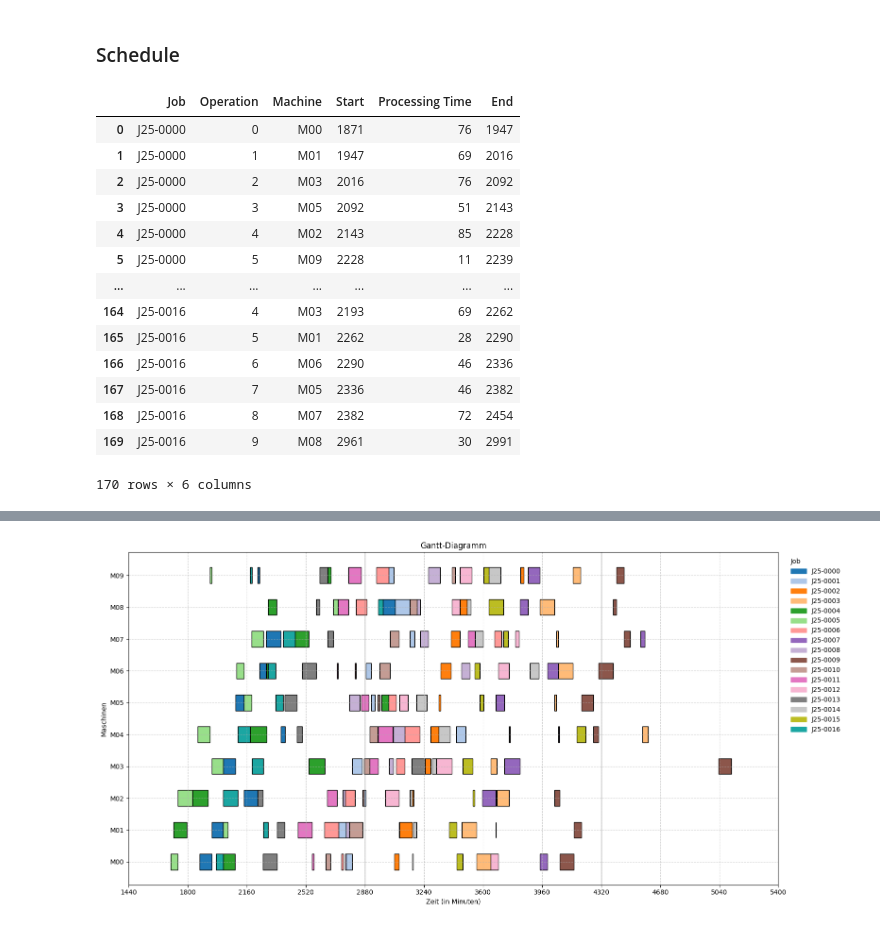
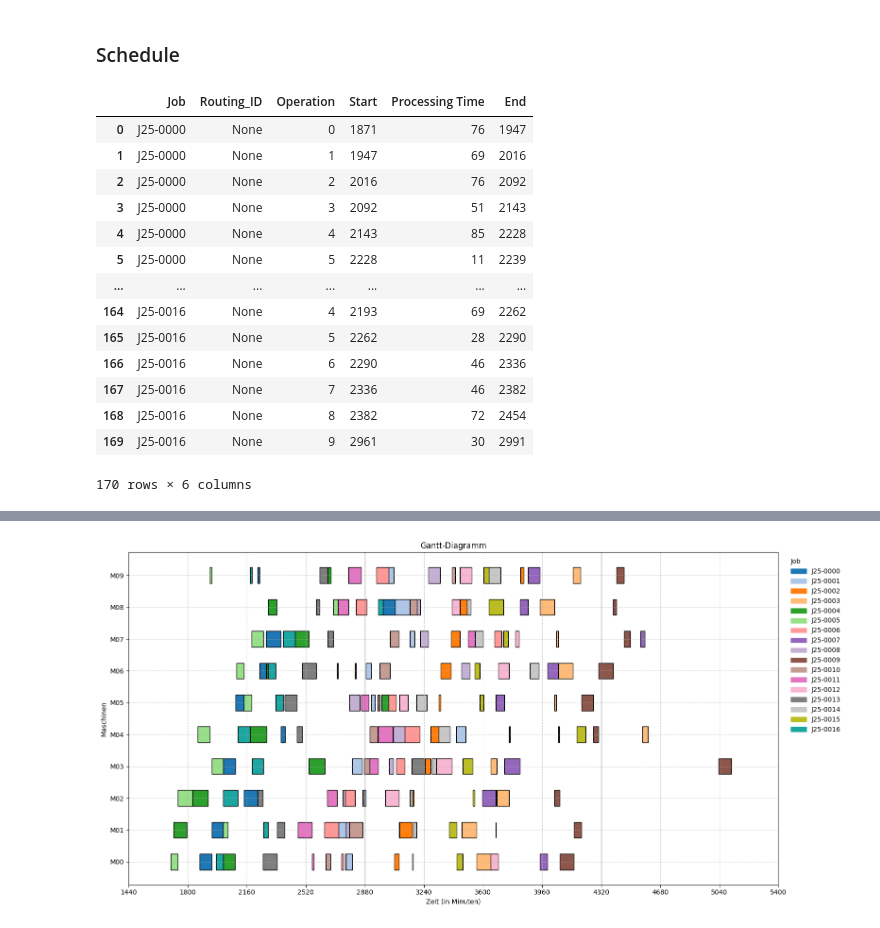
Before and after one commit to konrad-adamski/HTWD_Minimalinvasives_Job-Shop_Scheduling, a Jupyter notebook: notebooks/02_Google_OR-Tools_Constraint_Programming/01_Lateness.ipynb, the cells around one changed output, grey strips where cells are left out. Drawn from its saved outputs; the diff is of its cells as text; code cells hidden in the pictures.

```diff
--- a/notebooks/02_Google_OR-Tools_Constraint_Programming/01_Lateness.ipynb
+++ b/notebooks/02_Google_OR-Tools_Constraint_Programming/01_Lateness.ipynb
@@ -263,20 +263,22 @@ schedule, _ = solve_jssp_lateness_with_start_deviation_minimization(
 # %%
 df_schedule = get_schedule_dframe(schedule)
 df_schedule.to_csv(examples_data_path / "lateness_schedule_day_01.csv", index=False)
-df_schedule
+
+schedule_workflow = JobOperationWorkflowCollection.from_dataframe(df_schedule)
+schedule_workflow.to_dataframe()
 # %% [output]
-|  | Job | Operation | Machine | Start | Processing Time | End |
-| 0 | J25-0000 | 0 | M00 | 1871 | 76 | 1947 |
-| 1 | J25-0000 | 1 | M01 | 1947 | 69 | 2016 |
-| 2 | J25-0000 | 2 | M03 | 2016 | 76 | 2092 |
-| 3 | J25-0000 | 3 | M05 | 2092 | 51 | 2143 |
-| 4 | J25-0000 | 4 | M02 | 2143 | 85 | 2228 |
-| 5 | J25-0000 | 5 | M09 | 2228 | 11 | 2239 |
+|  | Job | Routing_ID | Operation | Start | Processing Time | End |
+| 0 | J25-0000 | None | 0 | 1871 | 76 | 1947 |
+| 1 | J25-0000 | None | 1 | 1947 | 69 | 2016 |
+| 2 | J25-0000 | None | 2 | 2016 | 76 | 2092 |
+| 3 | J25-0000 | None | 3 | 2092 | 51 | 2143 |
+| 4 | J25-0000 | None | 4 | 2143 | 85 | 2228 |
+| 5 | J25-0000 | None | 5 | 2228 | 11 | 2239 |
 | ... | ... | ... | ... | ... | ... | ... |
-| 164 | J25-0016 | 4 | M03 | 2193 | 69 | 2262 |
-| 165 | J25-0016 | 5 | M01 | 2262 | 28 | 2290 |
-| 166 | J25-0016 | 6 | M06 | 2290 | 46 | 2336 |
-| 167 | J25-0016 | 7 | M05 | 2336 | 46 | 2382 |
-| 168 | J25-0016 | 8 | M07 | 2382 | 72 | 2454 |
-| 169 | J25-0016 | 9 | M08 | 2961 | 30 | 2991 |
+| 164 | J25-0016 | None | 4 | 2193 | 69 | 2262 |
+| 165 | J25-0016 | None | 5 | 2262 | 28 | 2290 |
+| 166 | J25-0016 | None | 6 | 2290 | 46 | 2336 |
+| 167 | J25-0016 | None | 7 | 2336 | 46 | 2382 |
+| 168 | J25-0016 | None | 8 | 2382 | 72 | 2454 |
+| 169 | J25-0016 | None | 9 | 2961 | 30 | 2991 |
 170 rows × 6 columns
```
Also changed, not shown: parts of 1 cell of this notebook, 1 other file.
